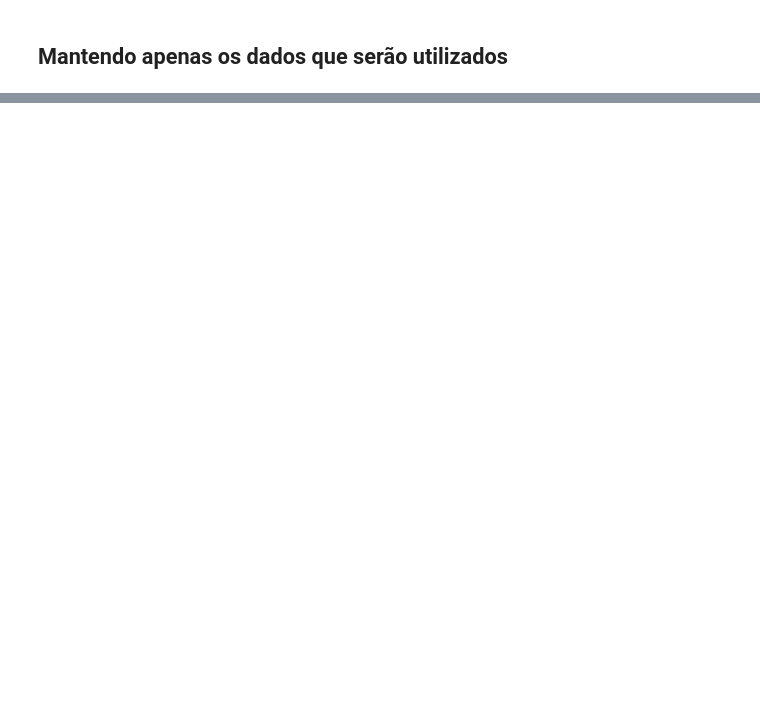
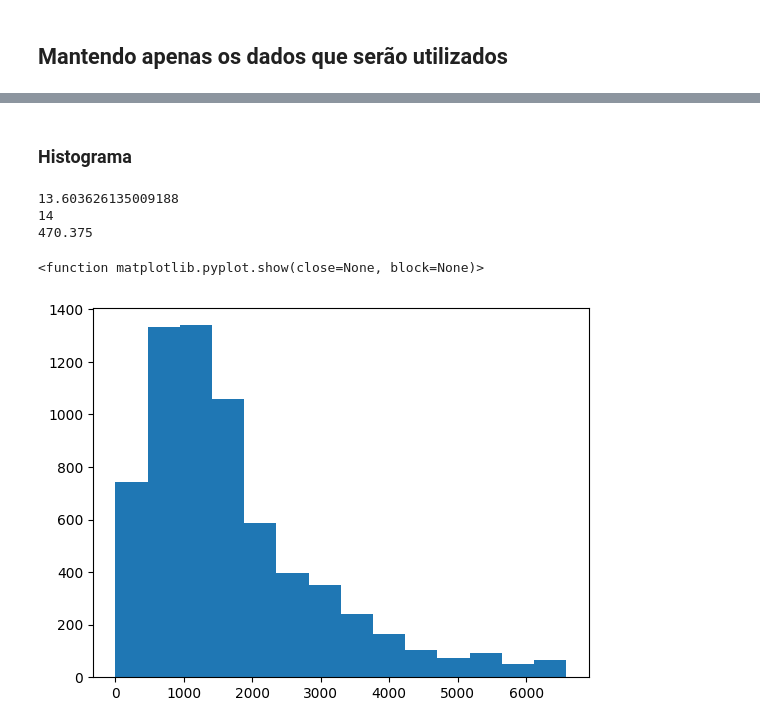
Before and after one commit to Claricez/Trabalho-de-simulacao-discreta-, a Jupyter notebook: main.ipynb, the cells around one changed output, grey strips where cells are left out. Cells and saved outputs as stored; diff of their text form; code cells hidden in the pictures; blank space fills up the shorter version.

```diff
--- a/main.ipynb
+++ b/main.ipynb
@@ -18 +75,25 @@ print(vetor)
+# %% [markdown]
+### Histograma
+# %%
+#k é o número de classes
+#h é o histograma
+
+time_in_days = dados_filtrados['time']
+
+a = 1 + 3.3*m.log10(len(time_in_days))
+k = round(a)
+h = (max(time_in_days) - min(time_in_days))/k
+
+print(a)
+print(k)
+print(h)
+
+plt.hist(time_in_days, bins=k)
+plt.show
+# %% [output]
+13.603626135009188
+14
+470.375
+<function matplotlib.pyplot.show(close=None, block=None)>
+[figure, added]
 # %%
```
Also changed, not shown: parts of 10 cells of this notebook.
